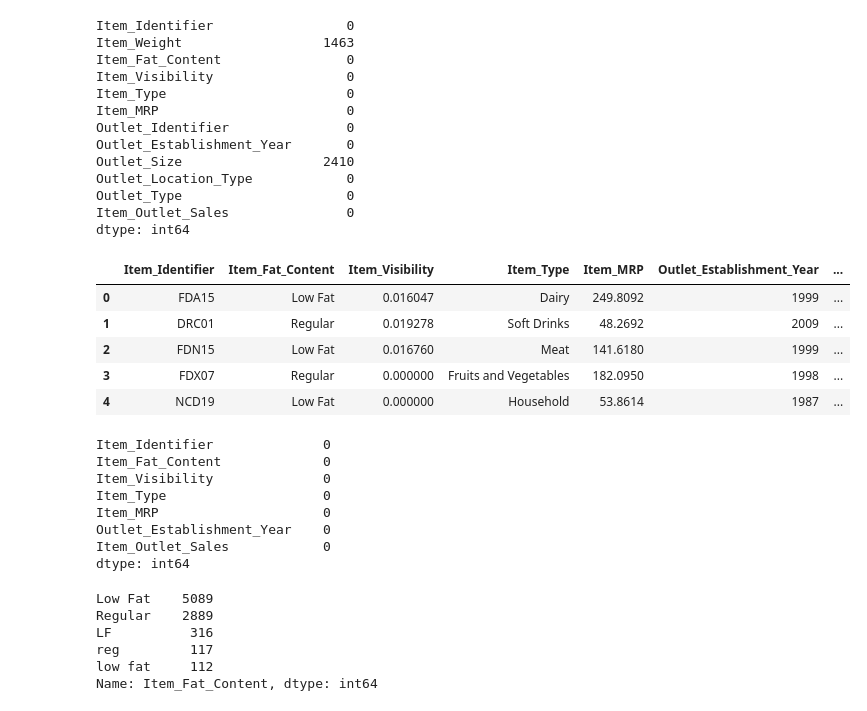
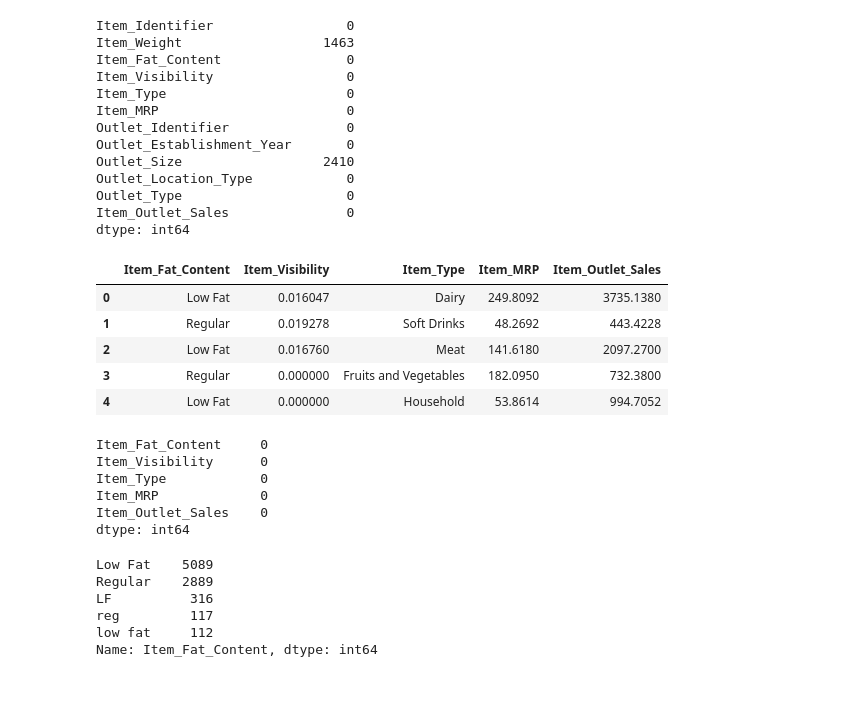
Before and after one commit to CameronBannick/Sales_Predictions, a Jupyter notebook: 05_Sales_Predictions.ipynb, the cells around one changed output. Saved outputs shown, nothing was run; the diff lists cells and outputs as text; code cells hidden in the pictures.

```diff
--- a/05_Sales_Predictions.ipynb
+++ b/05_Sales_Predictions.ipynb
@@ -80,26 +80,24 @@ Item_Outlet_Sales               0
 dtype: int64
 # %%
 #dropping columns deemed irrelevant
-df = df.drop(columns=['Item_Weight', 'Outlet_Size', 'Outlet_Identifier', 'Outlet_Location_Type', 'Outlet_Type' ])
+df = df.drop(columns=['Item_Identifier', 'Outlet_Identifier', 'Outlet_Size', 'Outlet_Establishment_Year', 'Outlet_Location_Type', 'Outlet_Type', 'Item_Weight'])
 df.head()
 # %% [output]
-|  | Item_Identifier | Item_Fat_Content | Item_Visibility | Item_Type | Item_MRP | Outlet_Establishment_Year | ... |
-| 0 | FDA15 | Low Fat | 0.016047 | Dairy | 249.8092 | 1999 | ... |
-| 1 | DRC01 | Regular | 0.019278 | Soft Drinks | 48.2692 | 2009 | ... |
-| 2 | FDN15 | Low Fat | 0.016760 | Meat | 141.6180 | 1999 | ... |
-| 3 | FDX07 | Regular | 0.000000 | Fruits and Vegetables | 182.0950 | 1998 | ... |
-| 4 | NCD19 | Low Fat | 0.000000 | Household | 53.8614 | 1987 | ... |
+|  | Item_Fat_Content | Item_Visibility | Item_Type | Item_MRP | Item_Outlet_Sales |
+| 0 | Low Fat | 0.016047 | Dairy | 249.8092 | 3735.1380 |
+| 1 | Regular | 0.019278 | Soft Drinks | 48.2692 | 443.4228 |
+| 2 | Low Fat | 0.016760 | Meat | 141.6180 | 2097.2700 |
+| 3 | Regular | 0.000000 | Fruits and Vegetables | 182.0950 | 732.3800 |
+| 4 | Low Fat | 0.000000 | Household | 53.8614 | 994.7052 |
 # %%
 #confirming there are no more missing values
 df.isna().sum()
 # %% [output]
-Item_Identifier              0
-Item_Fat_Content             0
-Item_Visibility              0
-Item_Type                    0
-Item_MRP                     0
-Outlet_Establishment_Year    0
-Item_Outlet_Sales            0
+Item_Fat_Content     0
+Item_Visibility      0
+Item_Type            0
+Item_MRP             0
+Item_Outlet_Sales    0
 dtype: int64
 # %%
 #inspecting values for feature
```
Also changed, not shown: parts of 22 cells of this notebook.
